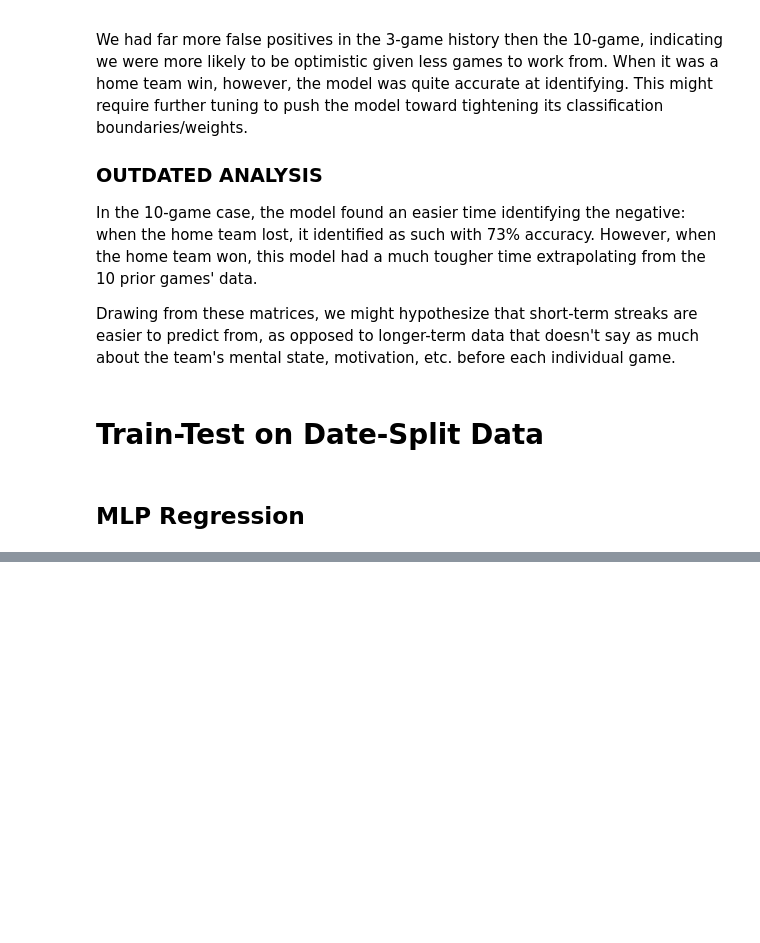
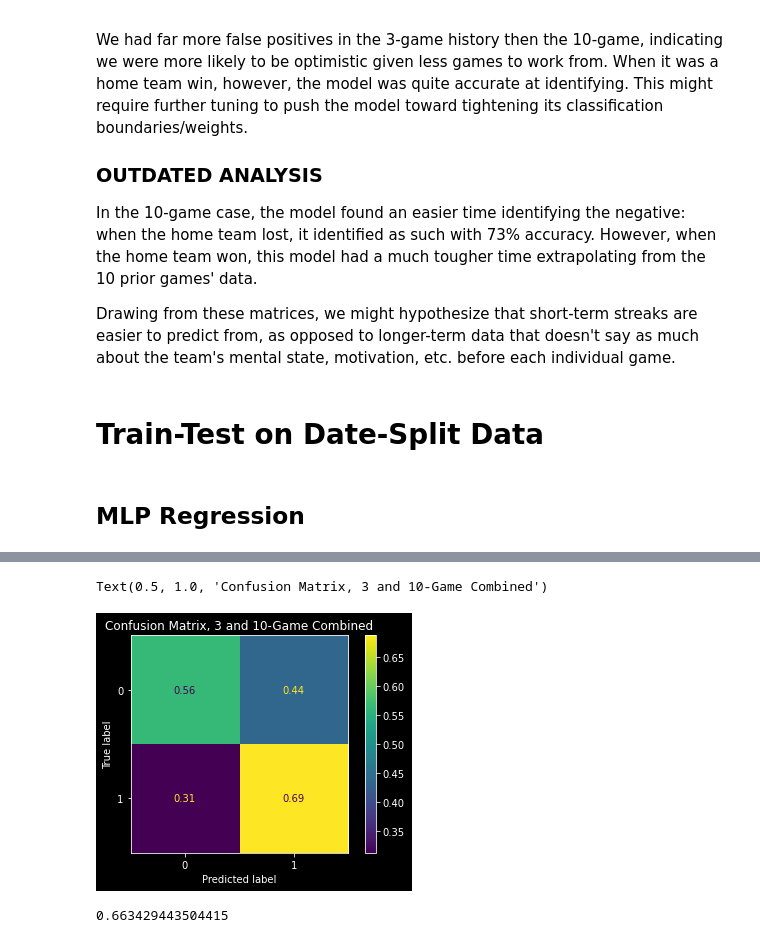
Before and after one commit to kstanfie/CMSC422-NBA, a Jupyter notebook: 422NBAlocal.ipynb, the cells around one changed output, grey strips where cells are left out. Cells and saved outputs as stored; diff of their text form; code cells hidden in the pictures; blank space fills up the shorter version.

```diff
--- a/422NBAlocal.ipynb
+++ b/422NBAlocal.ipynb
@@ -332,0 +344,18 @@ plt.show()
+# %%
+%%capture --no-display
+dateboth_class = neural_network.MLPClassifier()
+dateboth_class.fit(xdboth_train, np.ravel(ydboth_train))
+dateboth_class_predicted = dateboth_class.predict(xdboth_test)
+# %%
+cmdboth = confusion_matrix(ydboth_test, dateboth_class_predicted, normalize="true")
+#cm10 = confusion_matrix(flaty10_test, g10_class_predicted, normalize="true")
+# %%
+cmdboth_disp = ConfusionMatrixDisplay(cmdboth).plot()
+plt.title("Confusion Matrix, 3 and 10-Game Combined")
+# %% [output]
+Text(0.5, 1.0, 'Confusion Matrix, 3 and 10-Game Combined')
+[figure, added]
+# %%
+dateboth_class.best_loss_
+# %% [output]
+0.663429443504415
```
Also changed, not shown: parts of 16 cells of this notebook.
